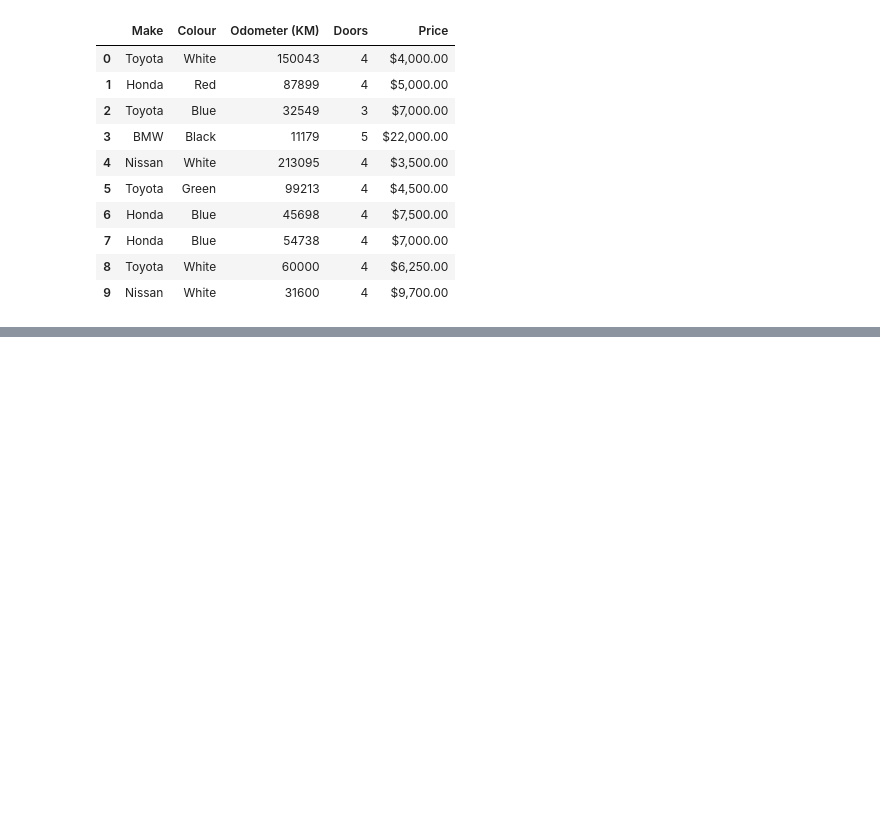
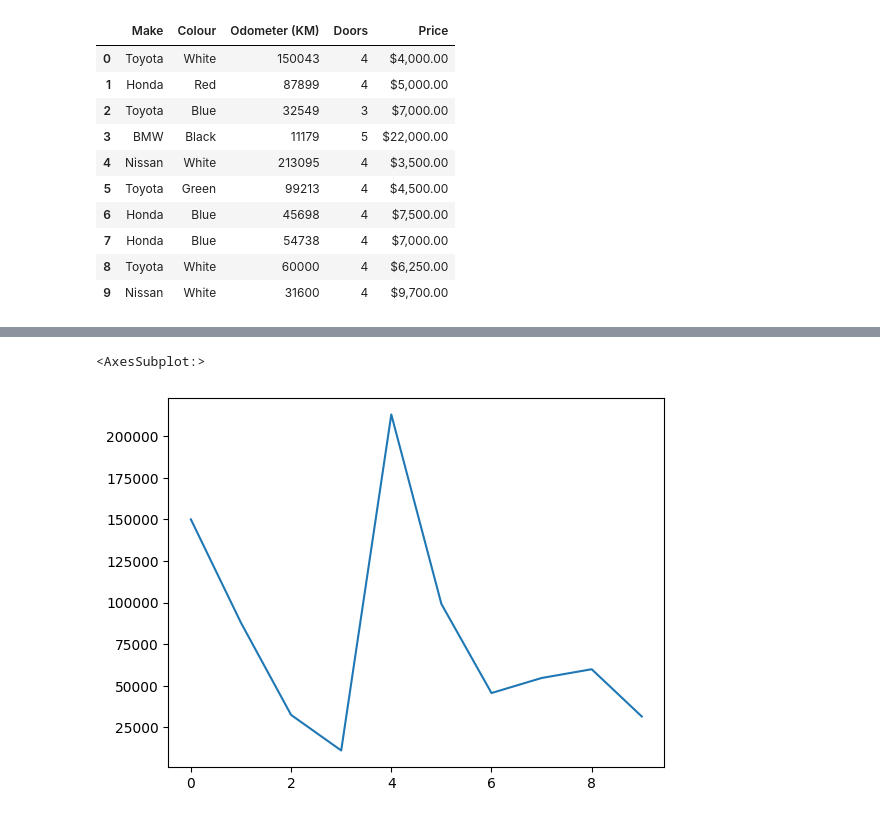
Before and after one commit to Kasaklalita/ML-DS-Course, a Jupyter notebook: introduction-to-pandas.ipynb, the cells around one changed output, grey strips where cells are left out. Saved outputs shown, nothing was run; the diff lists cells and outputs as text; code cells hidden in the pictures; blank space fills up the shorter version.

```diff
--- a/introduction-to-pandas.ipynb
+++ b/introduction-to-pandas.ipynb
@@ -175,0 +354,5 @@ car_sales
+# %%
+car_sales['Odometer (KM)'].plot()
+# %% [output]
+<AxesSubplot:>
+[figure, added]
```
Also changed, not shown: parts of 27 cells of this notebook.
